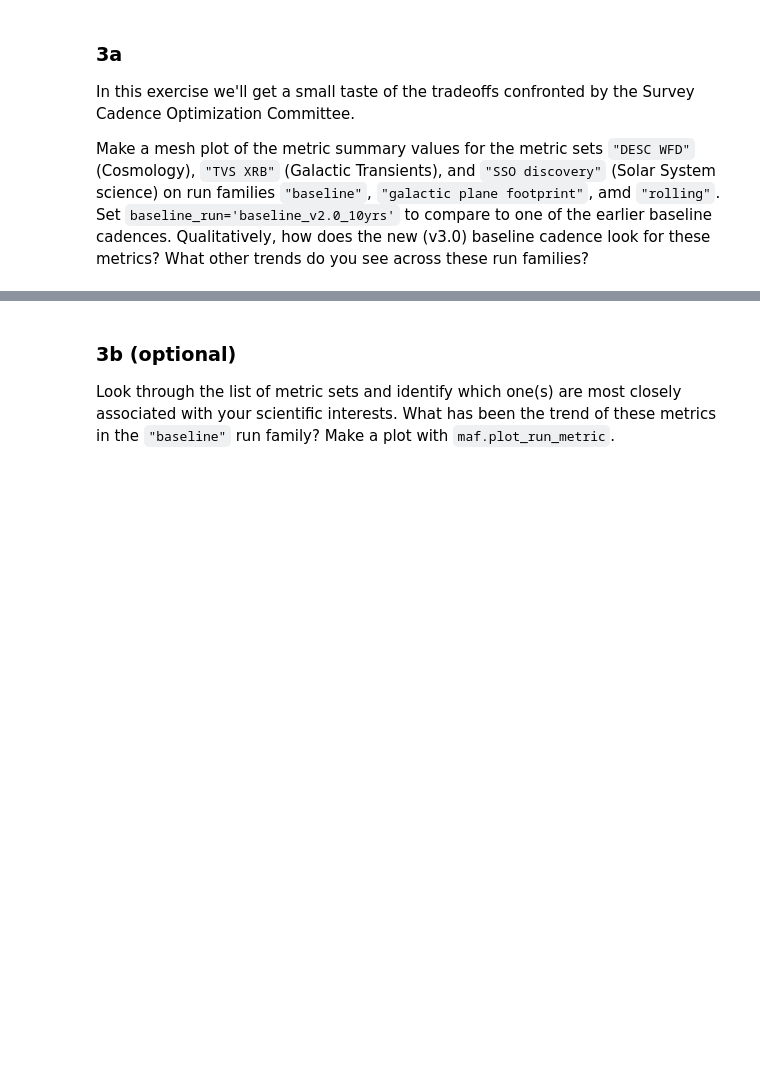
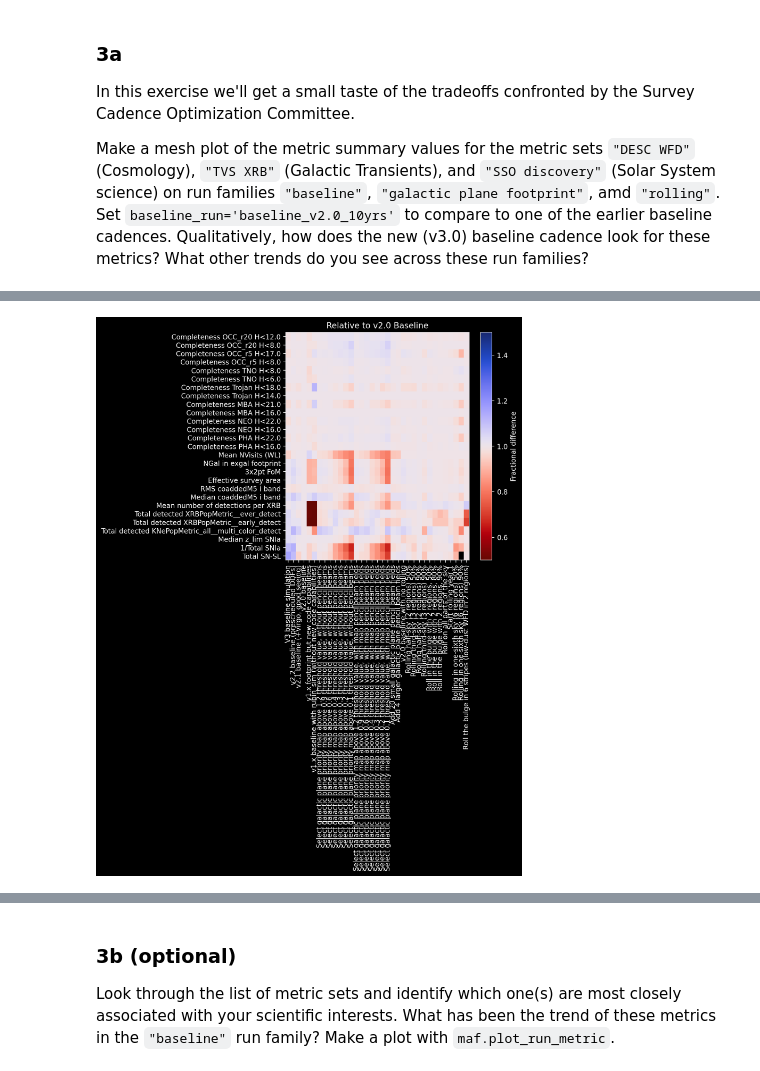
Before and after one commit to TomWagg/thermo_winter21, a Jupyter notebook: 597_rubin_lsst/HW4.ipynb, the cells around one changed output, grey strips where cells are left out. Drawn from its saved outputs; the diff is of its cells as text; code cells hidden in the pictures; blank space fills up the shorter version.

```diff
--- a/597_rubin_lsst/HW4.ipynb
+++ b/597_rubin_lsst/HW4.ipynb
@@ -240,0 +159,12 @@ KeyError: "['baseline_v3.0_10yrs'] not in index"
+# %%
+fig, ax = maf.plot_run_metric_mesh(
+    summary,
+    baseline_run="baseline_v2.0_10yrs",
+    metric_set=metric_sets.loc[this_metric_set],
+    run_label_map=run_label_map,
+    metric_label_map=metric_label_map,
+)
+ax.set_title("Relative to v2.0 Baseline")
+plt.show()
+# %% [output]
+[figure, added]
```
Also changed, not shown: parts of 35 cells of this notebook, 1 other file.
